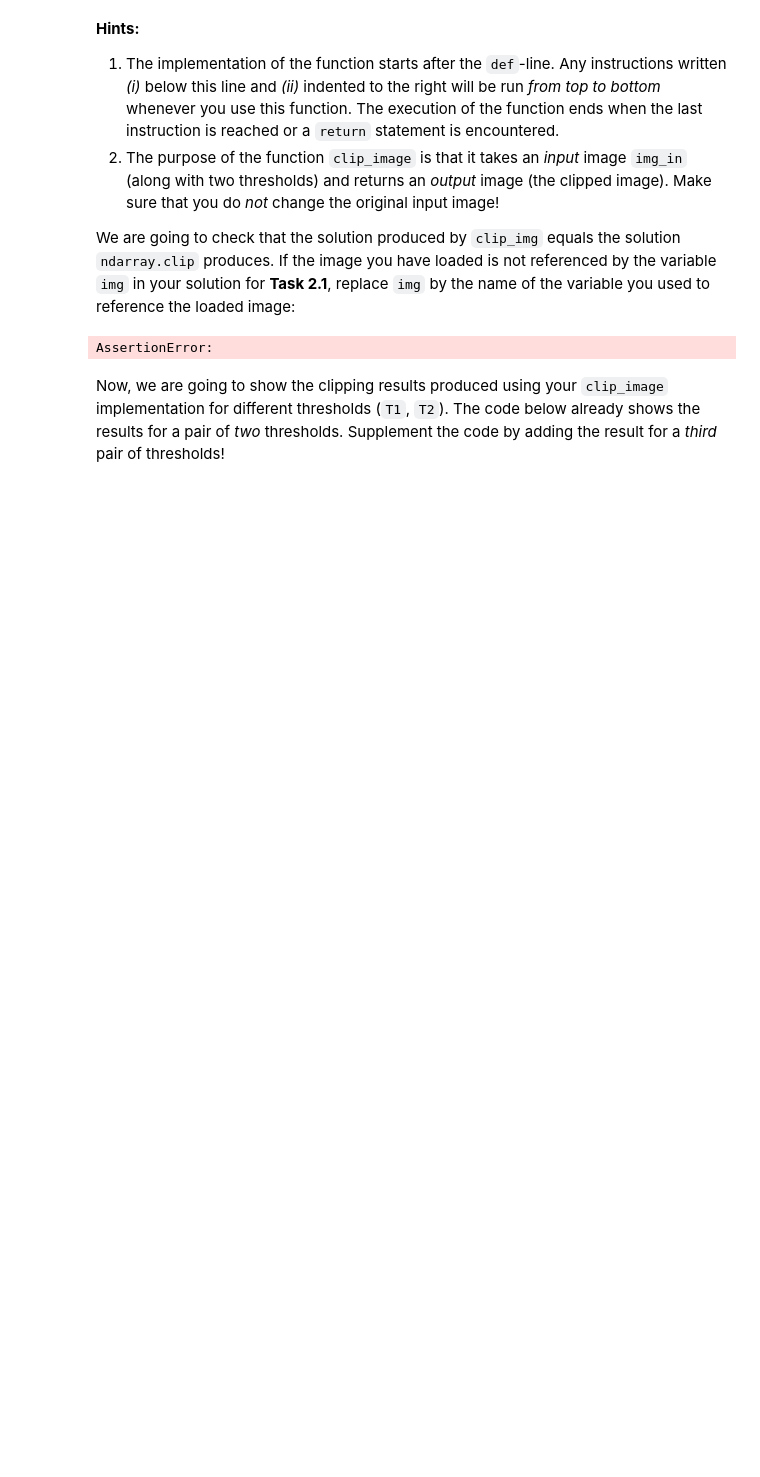
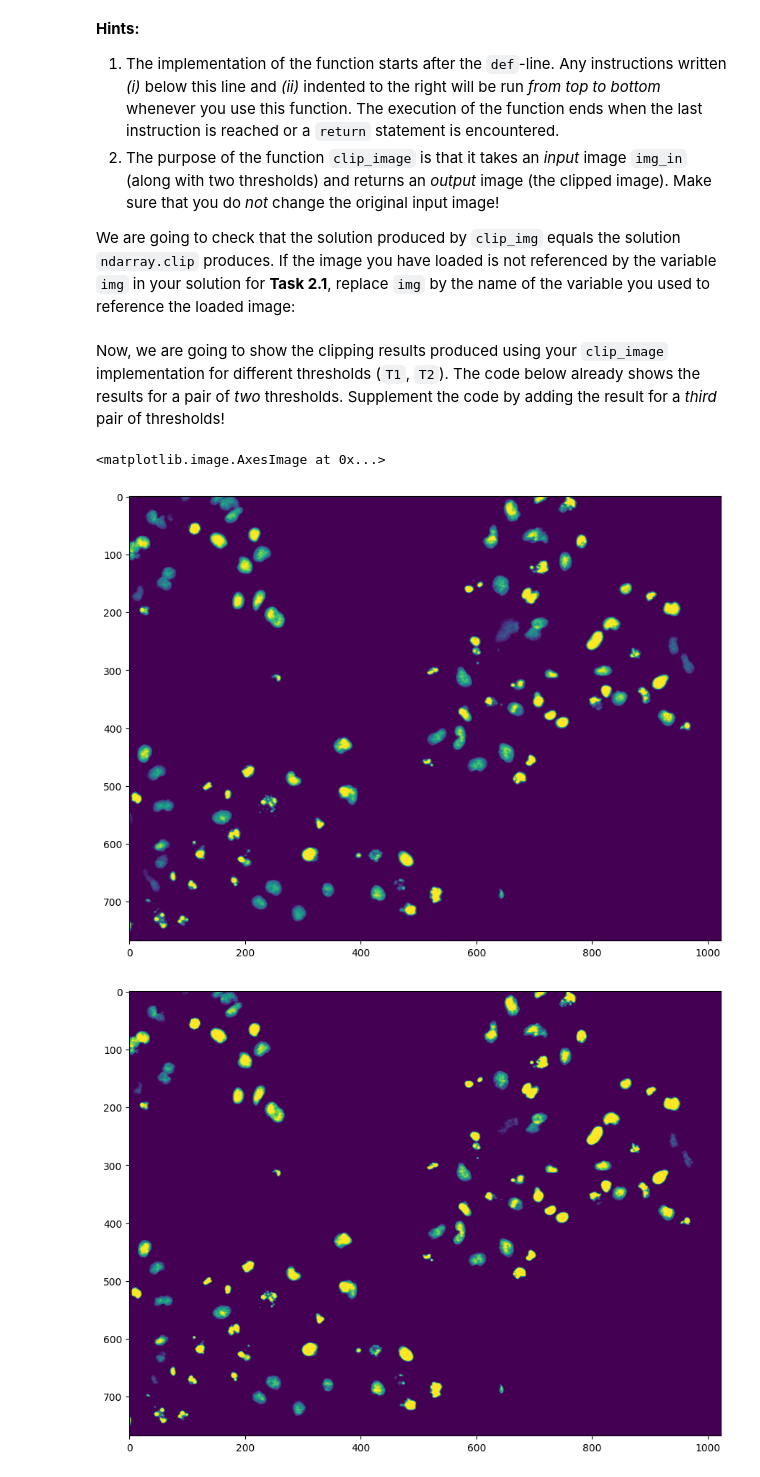
Before and after one commit to johanneska-byte/mobi-fs3-python, a Jupyter notebook: task2.ipynb, the cells around one changed output. Drawn from its saved outputs; the diff is of its cells as text; code cells hidden in the pictures; blank space fills up the shorter version.

```diff
--- a/task2.ipynb
+++ b/task2.ipynb
@@ -113,6 +113,7 @@ def clip_image(img_in, T1, T2):
 
         if img_in_2[index] < T1:
             img_in_2[index] = T1
-        elif img_in_2[index] > T1:
-            img_in_2[index] = T1
+        elif img_in_2[index] > T2:
+            img_in_2[index] = T2
     return img_in_2
+plt.imshow(clip_image(img, T1, T2))
@@ -123,16 +127,20 @@ def clip_image(img_in, T1, T2):
 
 We are going to check that the solution produced by `clip_img` equals the solution `ndarray.clip` produces. If the image you have loaded is not referenced by the variable `img` in your solution for **Task 2.1**, replace `img` by the name of the variable you used to reference the loaded image:
 # %%
-assert (clip_image(img, T1, T2) == img.clip(T1, T2)).all()
+assert(clip_image(img, T1, T2) == img.clip(T1, T2)).all(), "ergebnis ist falsch"
-# %% [output]
-AssertionError:
 # %% [markdown]
 Now, we are going to show the clipping results produced using your `clip_image` implementation for different thresholds (`T1`, `T2`). The code below already shows the results for a pair of *two* thresholds. Supplement the code by adding the result for a *third* pair of thresholds!
 # %%
 plt.figure(figsize=(15,8))
 plt.imshow(clip_image(img, 0.2, 0.8))
 
 plt.figure(figsize=(15,8))
 plt.imshow(clip_image(img, 0.3, 0.7))
 
 # here goes your code
+plt.figure(figsize=(15,8))
+plt.imshow(clip_image(img, 0.35, 0.65))
+# %% [output]
+<matplotlib.image.AxesImage at 0x...>
+[figure, added]
+[figure, added]
```
Also changed, not shown: parts of 2 cells of this notebook.
